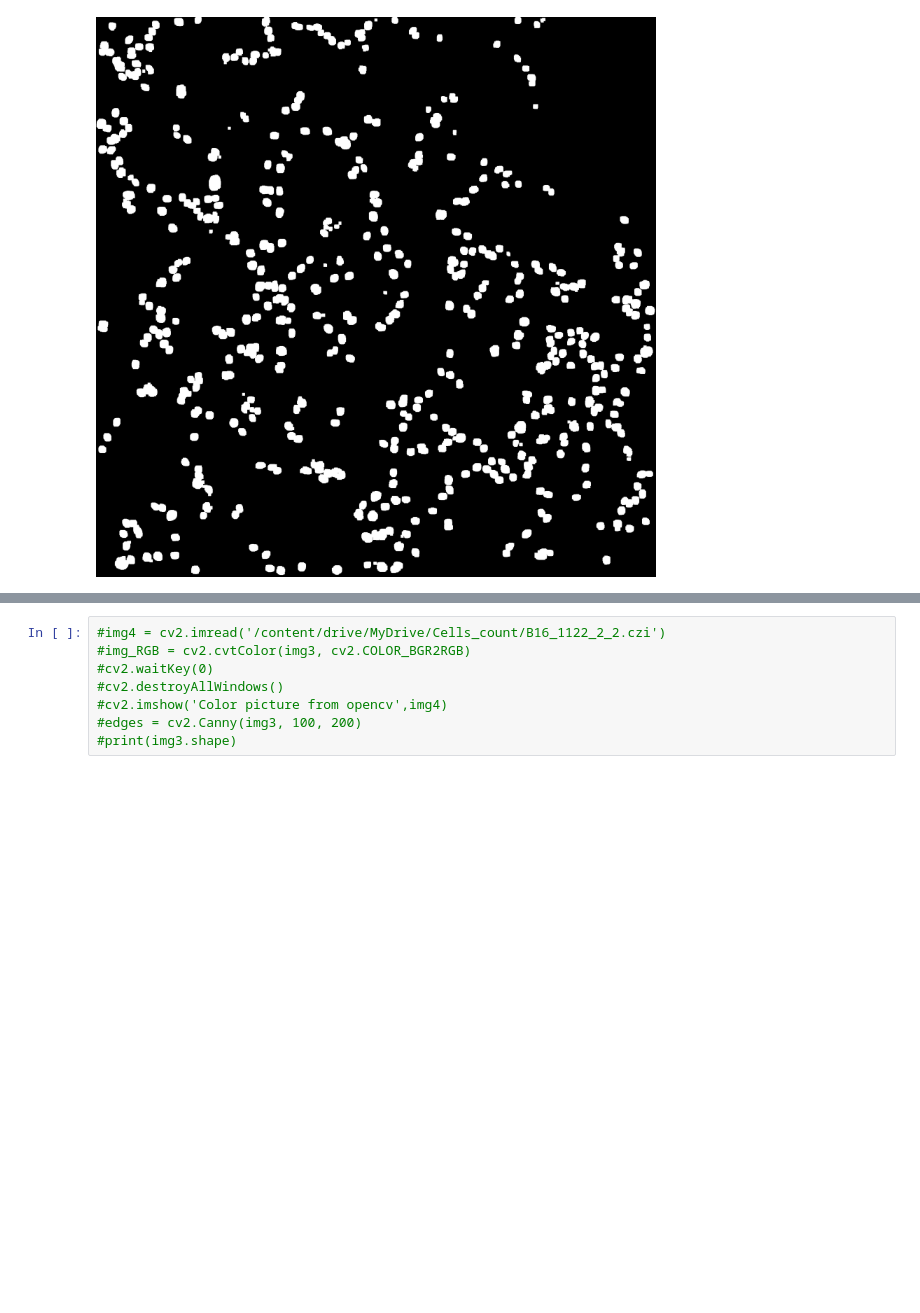
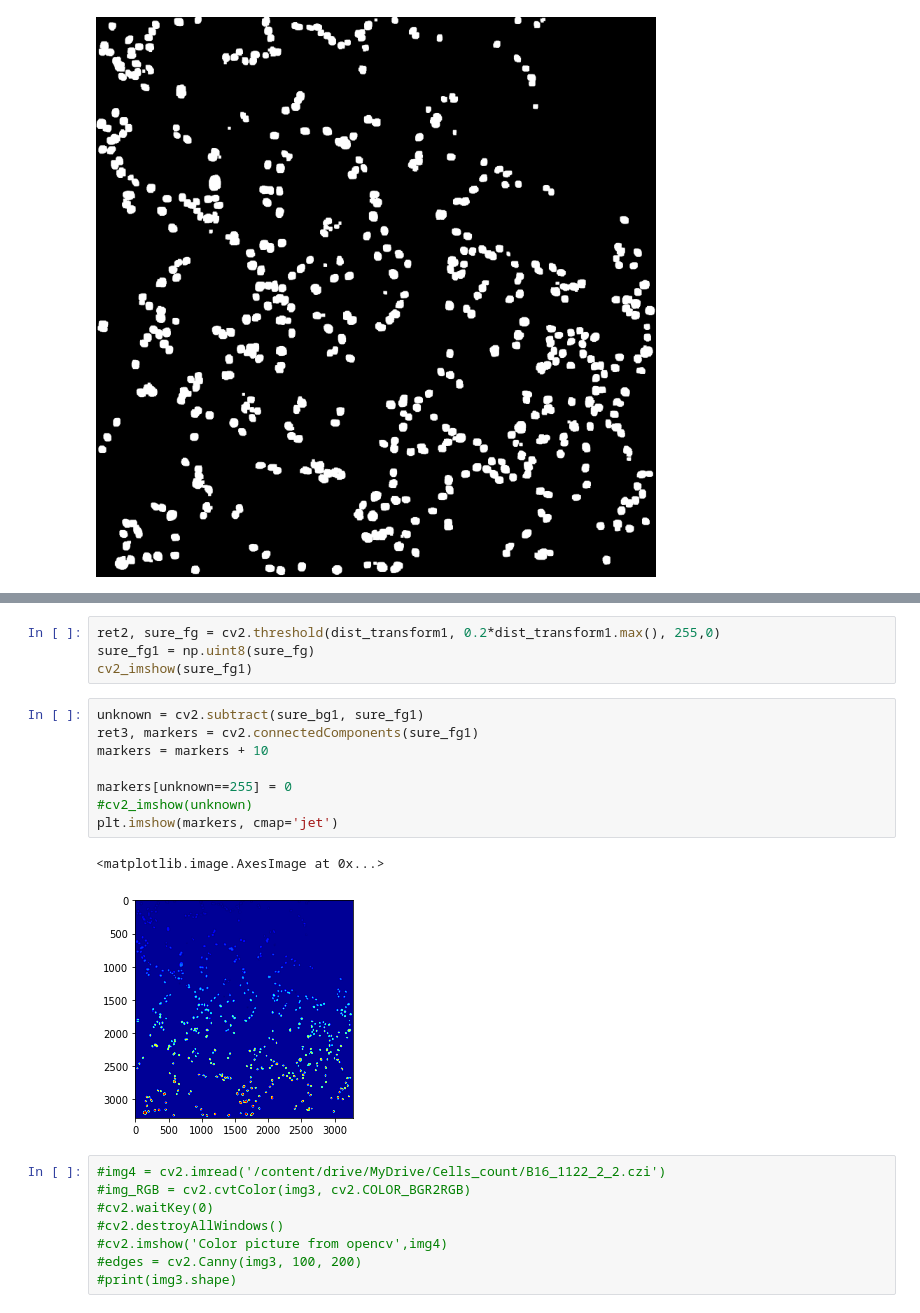
Before and after one commit to avkornaev/Python-for-image-processing-course, a Jupyter notebook: Cells_counter_v3.ipynb, the cells around one changed output, grey strips where cells are left out. Drawn from its saved outputs; the diff is of its cells as text; blank space fills up the shorter version.

```diff
--- a/Cells_counter_v3.ipynb
+++ b/Cells_counter_v3.ipynb
@@ -122,3 +133,18 @@ cv2_imshow(sure_bg1)
+# %%
+ret2, sure_fg = cv2.threshold(dist_transform1, 0.2*dist_transform1.max(), 255,0)
+sure_fg1 = np.uint8(sure_fg)
+cv2_imshow(sure_fg1)
+# %%
+unknown = cv2.subtract(sure_bg1, sure_fg1)
+ret3, markers = cv2.connectedComponents(sure_fg1)
+markers = markers + 10
+
+markers[unknown==255] = 0
+#cv2_imshow(unknown)
+plt.imshow(markers, cmap='jet')
+# %% [output]
+<matplotlib.image.AxesImage at 0x...>
+[figure, added]
 # %%
 #img4 = cv2.imread('/content/drive/MyDrive/Cells_count/B16_1122_2_2.czi')
 #img_RGB = cv2.cvtColor(img3, cv2.COLOR_BGR2RGB)
```
Also changed, not shown: parts of 4 cells of this notebook.
